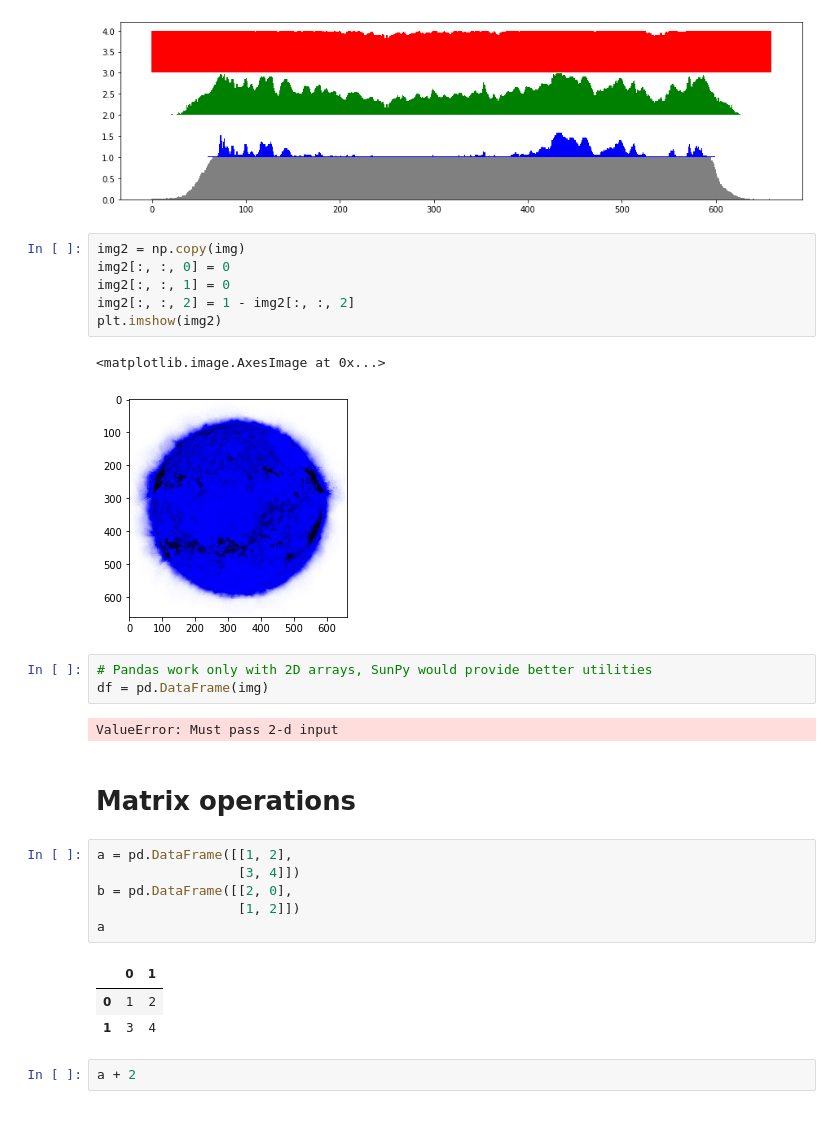
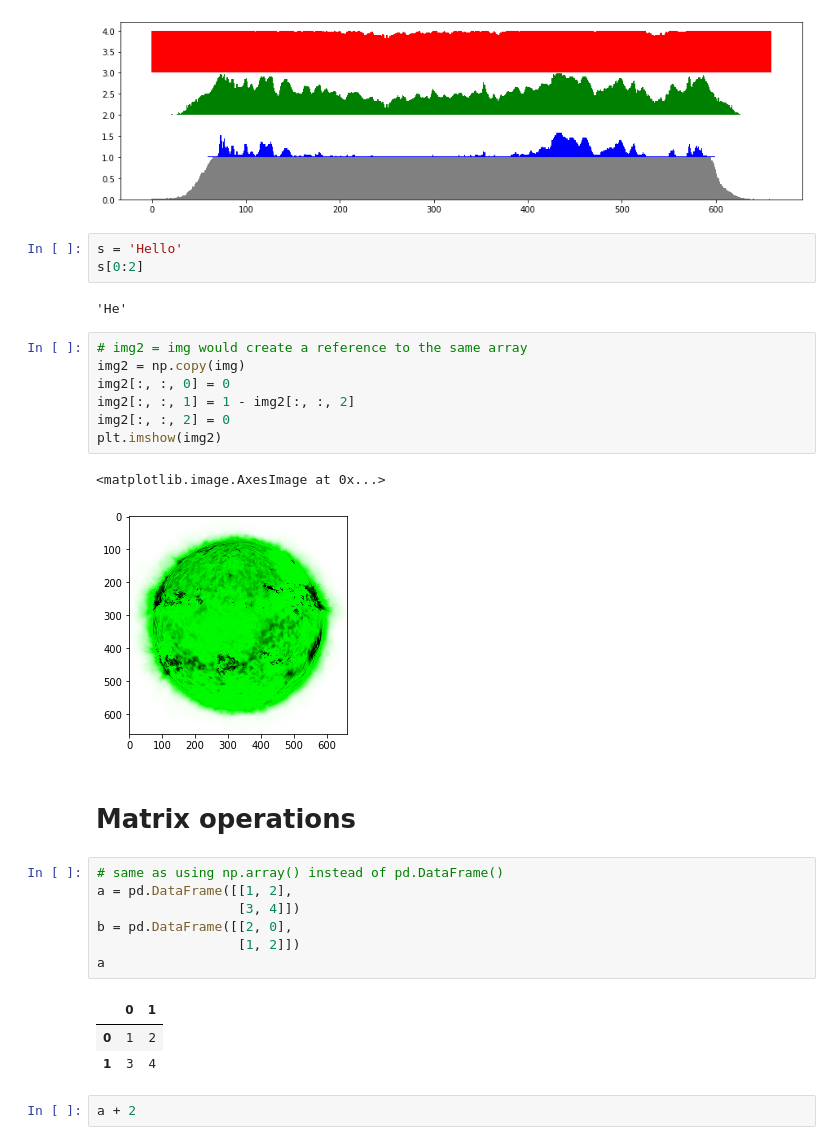
Before and after one commit to Aprillion/python-solar, a Jupyter notebook: 2019-12-02.ipynb, the cells around one changed output. Saved outputs shown, nothing was run; the diff lists cells and outputs as text.

```diff
--- a/2019-12-02.ipynb
+++ b/2019-12-02.ipynb
@@ -40,23 +89,25 @@ plt.bar(indexes, opacity, color="gray", width=1)
 # %% [output]
 <BarContainer object of 660 artists>
 [figure]
+# %%
+s = 'Hello'
+s[0:2]
+# %% [output]
+'He'
 # %%
+# img2 = img would create a reference to the same array
 img2 = np.copy(img)
 img2[:, :, 0] = 0
-img2[:, :, 1] = 0
-img2[:, :, 2] = 1 - img2[:, :, 2]
+img2[:, :, 1] = 1 - img2[:, :, 2]
+img2[:, :, 2] = 0
 plt.imshow(img2)
 # %% [output]
 <matplotlib.image.AxesImage at 0x...>
-[figure, old version]
+[figure, new version]
-# %%
-# Pandas work only with 2D arrays, SunPy would provide better utilities
-df = pd.DataFrame(img)
-# %% [output]
-ValueError: Must pass 2-d input
 # %% [markdown]
 # Matrix operations
 # %%
+# same as using np.array() instead of pd.DataFrame()
 a = pd.DataFrame([[1, 2],
                   [3, 4]])
 b = pd.DataFrame([[2, 0],
```
Also changed, not shown: parts of 9 cells of this notebook, 1 other file.
